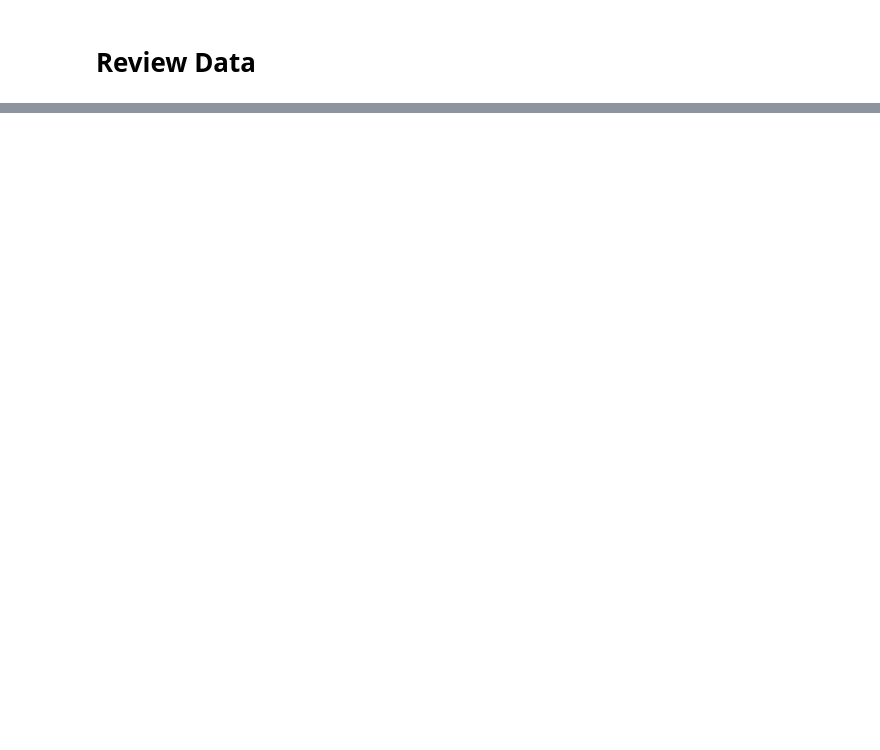
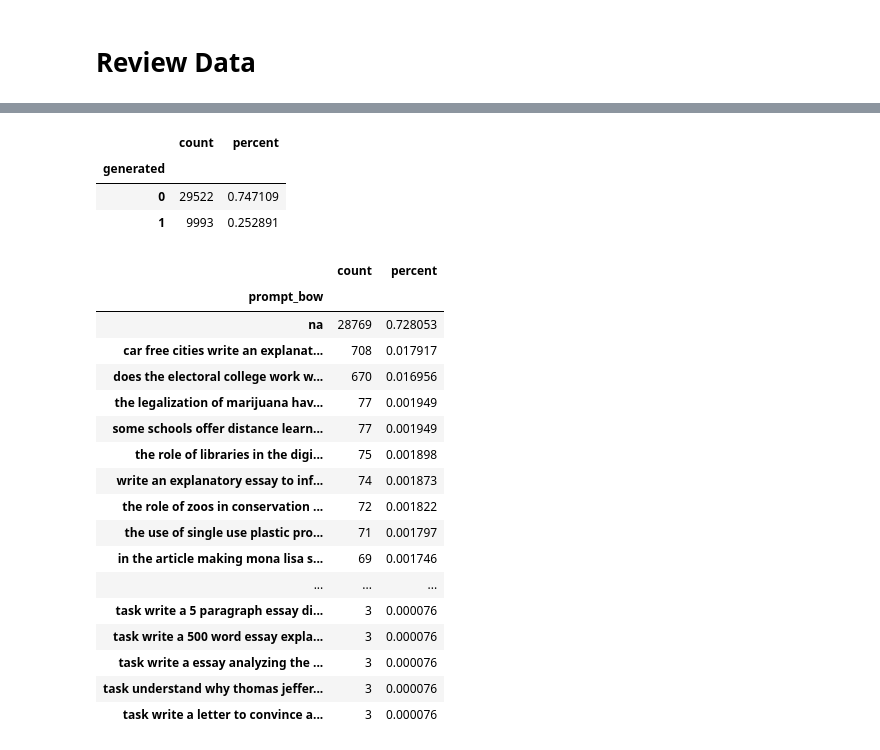
Before and after one commit to seahrh/kaggle-detect-ai-generated-text-2023, a Jupyter notebook: 10_preprocess.ipynb, the cells around one changed output, grey strips where cells are left out. Drawn from its saved outputs; the diff is of its cells as text; code cells hidden in the pictures; blank space fills up the shorter version.

```diff
--- a/10_preprocess.ipynb
+++ b/10_preprocess.ipynb
@@ -162,0 +222,30 @@ edf.describe(percentiles=percentiles)
+# %%
+cols=["generated"]
+pdx.value_counts(df[cols])
+# %% [output]
+|  | count | percent |
+| generated |  |  |
+| 0 | 29522 | 0.747109 |
+| 1 | 9993 | 0.252891 |
+# %%
+cols=["prompt_bow"]
+pdx.value_counts(df[cols]).head(50)
+# %% [output]
+|  | count | percent |
+| prompt_bow |  |  |
+| na | 28769 | 0.728053 |
+| car free cities write an explanat... | 708 | 0.017917 |
+| does the electoral college work w... | 670 | 0.016956 |
+| the legalization of marijuana hav... | 77 | 0.001949 |
+| some schools offer distance learn... | 77 | 0.001949 |
+| the role of libraries in the digi... | 75 | 0.001898 |
+| write an explanatory essay to inf... | 74 | 0.001873 |
+| the role of zoos in conservation ... | 72 | 0.001822 |
+| the use of single use plastic pro... | 71 | 0.001797 |
+| in the article making mona lisa s... | 69 | 0.001746 |
+| ... | ... | ... |
+| task write a 5 paragraph essay di... | 3 | 0.000076 |
+| task write a 500 word essay expla... | 3 | 0.000076 |
+| task write a essay analyzing the ... | 3 | 0.000076 |
+| task understand why thomas jeffer... | 3 | 0.000076 |
+| task write a letter to convince a... | 3 | 0.000076 |
```
Also changed, not shown: parts of 26 cells of this notebook, 2 other files.
